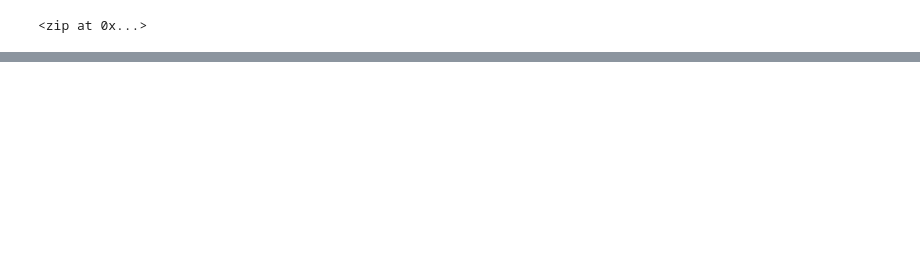
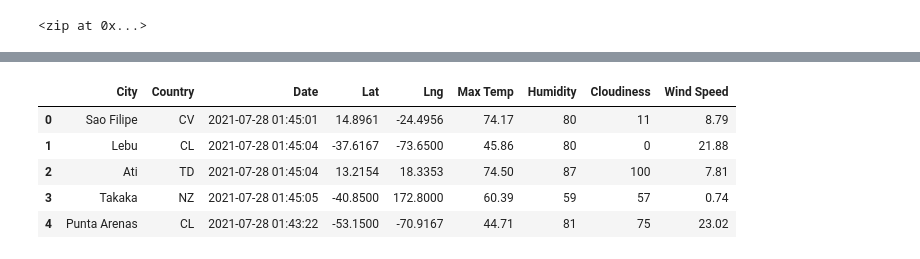
Before and after one commit to claire-cleveland/World_Weather_Analysis, a Jupyter notebook: WeatherPy.ipynb, the cells around one changed output, grey strips where cells are left out. Drawn from its saved outputs; the diff is of its cells as text; code cells hidden in the pictures; blank space fills up the shorter version.

```diff
--- a/WeatherPy.ipynb
+++ b/WeatherPy.ipynb
@@ -56,0 +168,15 @@ kaitangata nz
+# %%
+# Rearrange the column order
+new_column_order = ["City", "Country", "Date", "Lat", "Lng", "Max Temp",
+                    "Humidity", "Cloudiness", "Wind Speed"]
+
+# Assign a new (or same) df to new order
+new_city_data_df = city_data_df[new_column_order]
+new_city_data_df.head(5)
+# %% [output]
+|  | City | Country | Date | Lat | Lng | Max Temp | Humidity | Cloudiness | Wind Speed |
+| 0 | Sao Filipe | CV | 2021-07-28 01:45:01 | 14.8961 | -24.4956 | 74.17 | 80 | 11 | 8.79 |
+| 1 | Lebu | CL | 2021-07-28 01:45:04 | -37.6167 | -73.6500 | 45.86 | 80 | 0 | 21.88 |
+| 2 | Ati | TD | 2021-07-28 01:45:04 | 13.2154 | 18.3353 | 74.50 | 87 | 100 | 7.81 |
+| 3 | Takaka | NZ | 2021-07-28 01:45:05 | -40.8500 | 172.8000 | 60.39 | 59 | 57 | 0.74 |
+| 4 | Punta Arenas | CL | 2021-07-28 01:43:22 | -53.1500 | -70.9167 | 44.71 | 81 | 75 | 23.02 |
```
Also changed, not shown: parts of 9 cells of this notebook.
